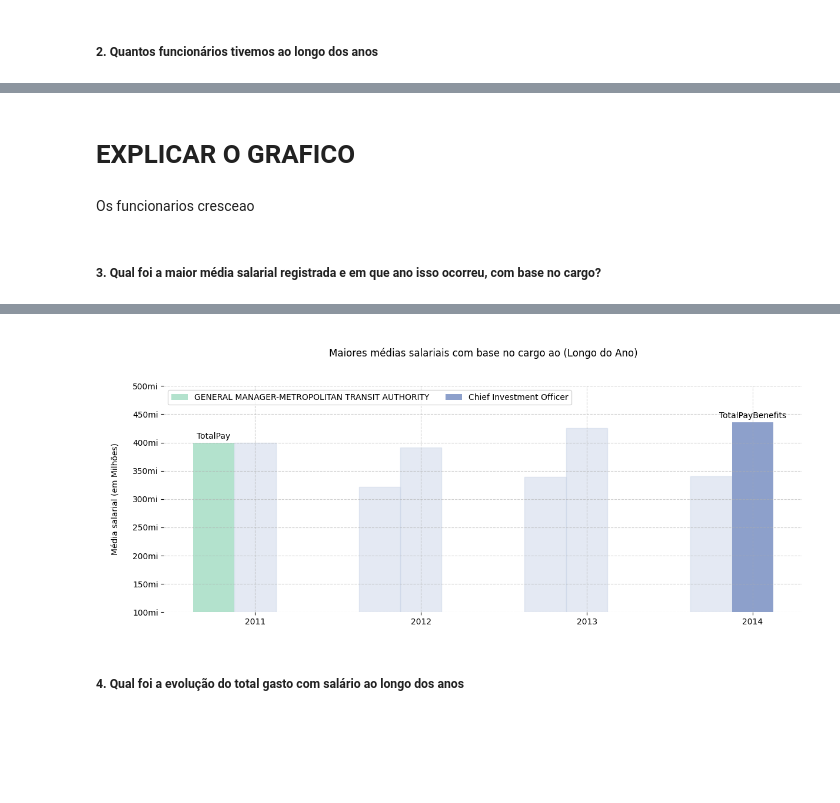
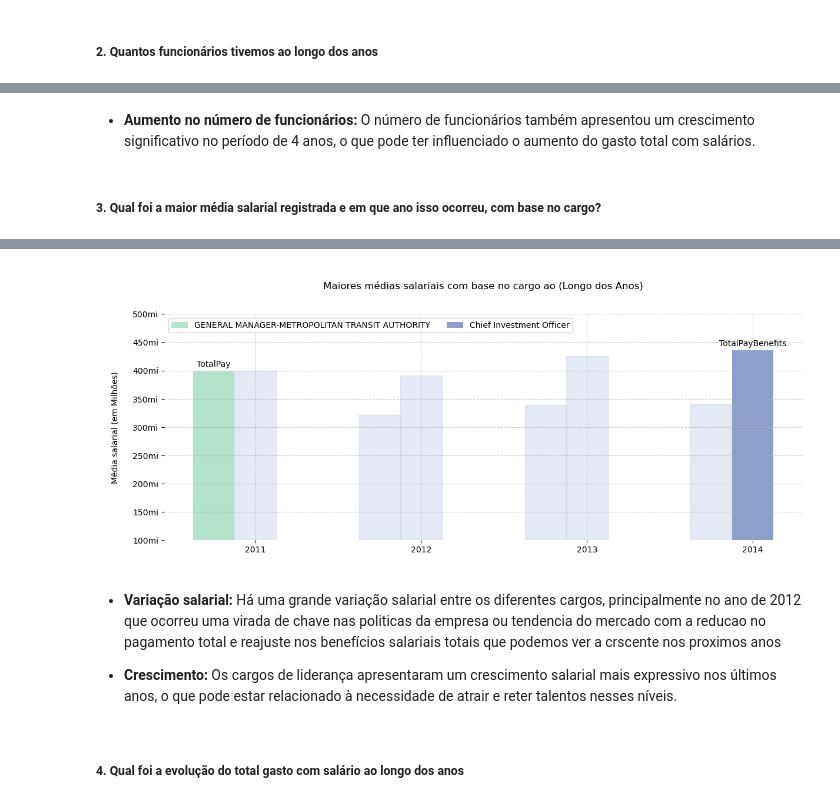
Before and after one commit to carlosmorais-git/EstudoSalariosUnidadeSanFrancisco, a Jupyter notebook: main.ipynb, the cells around one changed output, grey strips where cells are left out. Cells and saved outputs as stored; diff of their text form; code cells hidden in the pictures; blank space fills up the shorter version.

```diff
--- a/main.ipynb
+++ b/main.ipynb
@@ -193,8 +182,6 @@ plt.show()
 [figure]
-# %% [markdown]
-# EXPLICAR O GRAFICO
-# %% [markdown]
-Os funcionarios cresceao
+# %% [markdown]
+* **Aumento no número de funcionários:** O número de funcionários também apresentou um crescimento significativo no período de 4 anos, o que pode ter influenciado o aumento do gasto total com salários.
 # %% [markdown]
 ##### 3. Qual foi a maior média salarial registrada e em que ano isso ocorreu, com base no cargo?
 # %%
@@ -302,10 +289,9 @@ ax.yaxis.set_major_formatter(FuncFormatter(format_ticks))
 
 
 # Aplica formatação personalizada às colunas de médias no DataFrame.
-tabela_maior_media['MaiorMediaTP'] = tabela_maior_media['MaiorMediaTP'].apply(formatacao)
-tabela_maior_media['MaiorMediaTPB'] = tabela_maior_media['MaiorMediaTPB'].apply(formatacao)
-
-display(tabela_maior_media)
+# tabela_maior_media['MaiorMediaTP'] = tabela_maior_media['MaiorMediaTP'].apply(formatacao)
+# tabela_maior_media['MaiorMediaTPB'] = tabela_maior_media['MaiorMediaTPB'].apply(formatacao)
+# display(tabela_maior_media)
 
 plt.show()
 # %% [output]
@@ -317,4 +298,9 @@ plt.show()
-[figure, old version]
+[figure, new version]
+# %% [markdown]
+* **Variação salarial:** Há uma grande variação salarial entre os diferentes cargos, principalmente no ano de 2012 que ocorreu uma virada de chave nas politicas da empresa ou tendencia do mercado com a reducao no
+pagamento total e reajuste nos benefícios salariais totais que podemos ver a crscente nos proximos anos
+
+* **Crescimento:** Os cargos de liderança apresentaram um crescimento salarial mais expressivo nos últimos anos, o que pode estar relacionado à necessidade de atrair e reter talentos nesses níveis.
 # %% [markdown]
 ##### 4. Qual foi a evolução do total gasto com salário ao longo dos anos
 # %%
```
Also changed, not shown: parts of 9 cells of this notebook, 1 other file.
